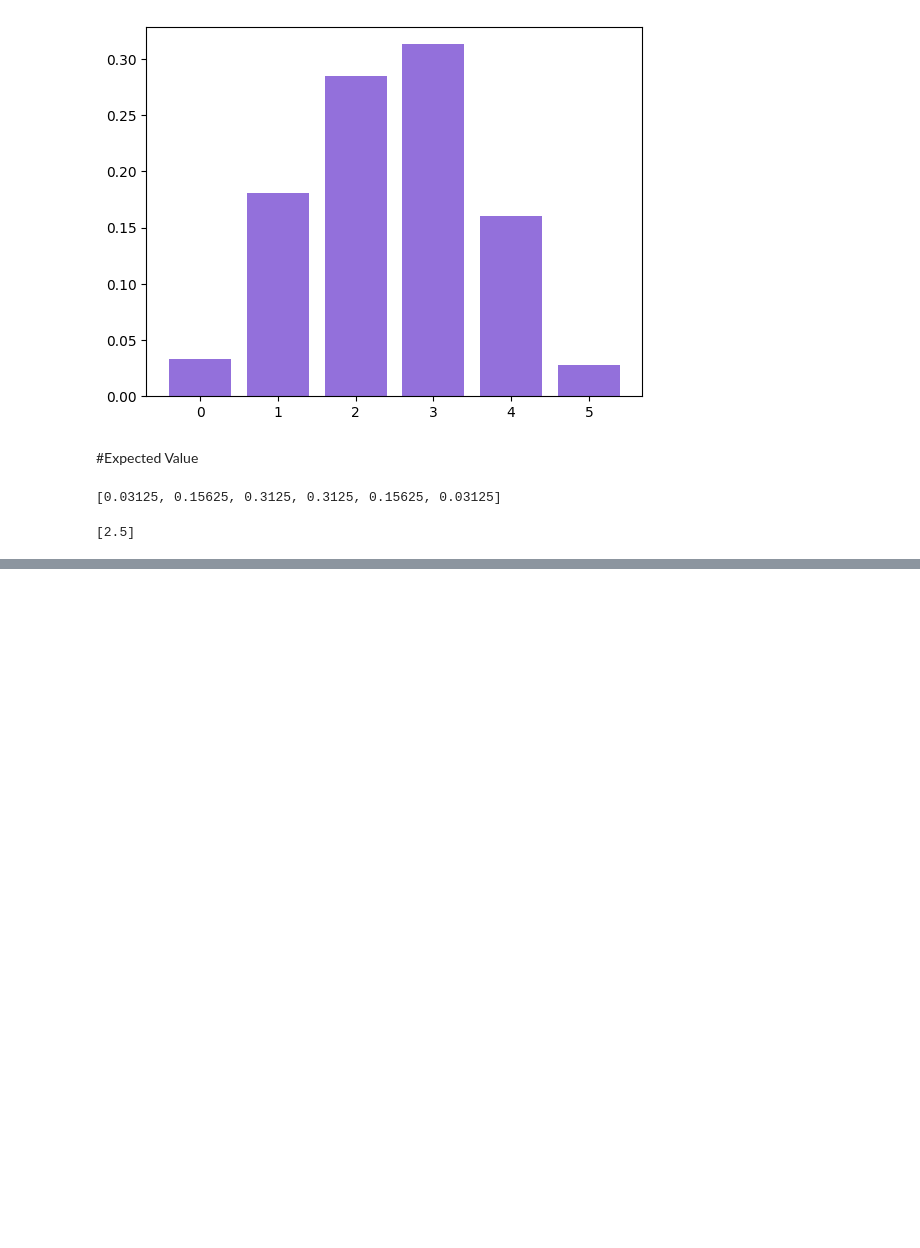
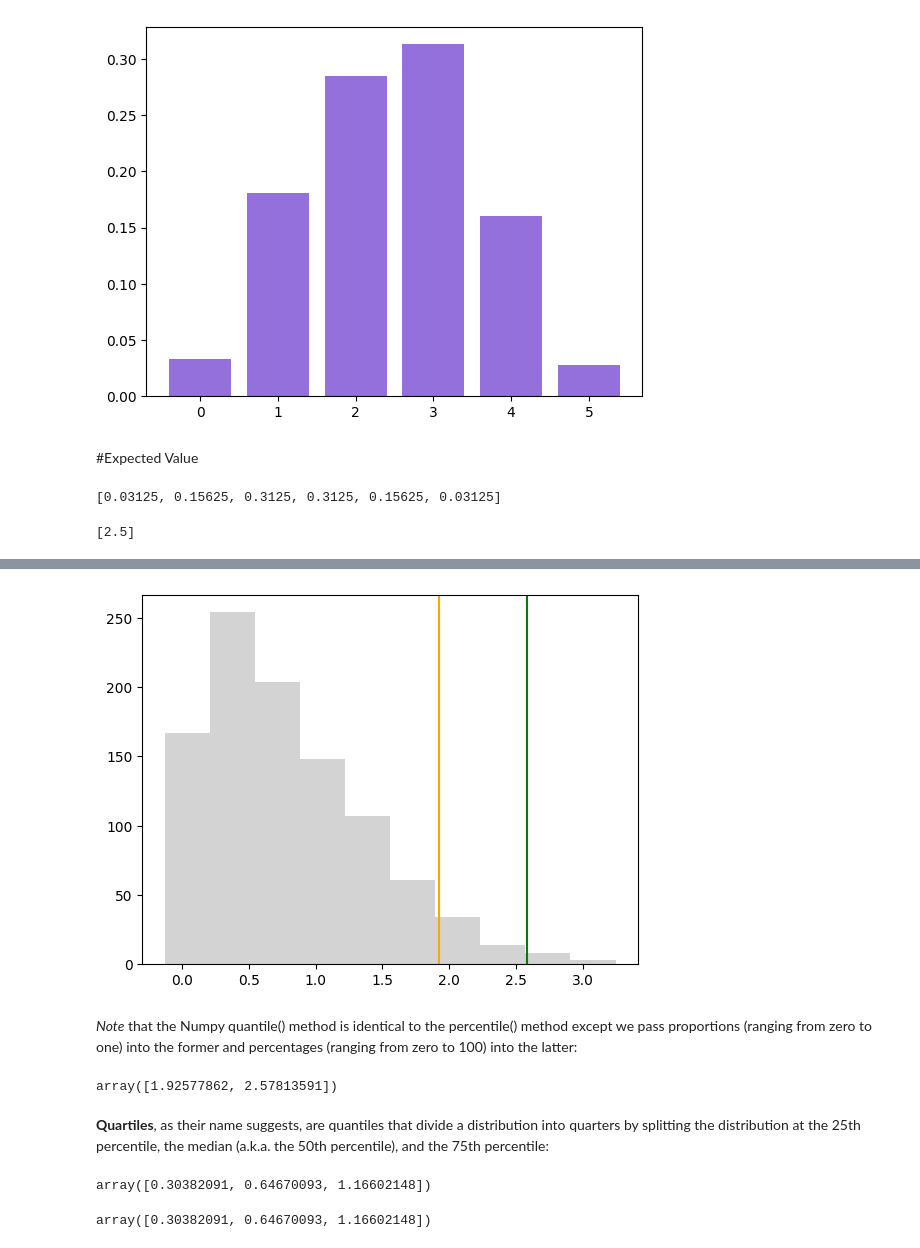
Before and after one commit to Krisho1/Machine-Learning-Foundations-Math-Probability-Statistics-and-Computer-Science-Python-Codes-, a Jupyter notebook: Probablity.ipynb, the cells around one changed output, grey strips where cells are left out. Drawn from its saved outputs; the diff is of its cells as text; code cells hidden in the pictures; blank space fills up the shorter version.

```diff
--- a/Probablity.ipynb
+++ b/Probablity.ipynb
@@ -98,0 +217,24 @@ E
+# %%
+fig,ax = plt.subplots()
+plt.axvline(p[0],color = 'orange')
+plt.axvline(p[1],color = 'green')
+_ = ax.hist(x,color = 'lightgray')
+# %% [output]
+[figure, added]
+# %% [markdown]
+*Note* that the Numpy quantile() method is identical to the percentile() method except we pass proportions (ranging from zero to one) into the former and percentages (ranging from zero to 100) into the latter:
+# %%
+np.quantile(x,[0.95,0.99])
+# %% [output]
+array([1.92577862, 2.57813591])
+# %% [markdown]
+**Quartiles**, as their name suggests, are quantiles that divide a distribution into quarters by splitting the distribution at the 25th percentile, the median (a.k.a. the 50th percentile), and the 75th percentile:
+# %%
+q = np.percentile(x,[25,50,75])
+q
+# %% [output]
+array([0.30382091, 0.64670093, 1.16602148])
+# %%
+np.quantile(x,[0.25,0.50,0.75])
+# %% [output]
+array([0.30382091, 0.64670093, 1.16602148])
```
Also changed, not shown: parts of 83 cells of this notebook.
